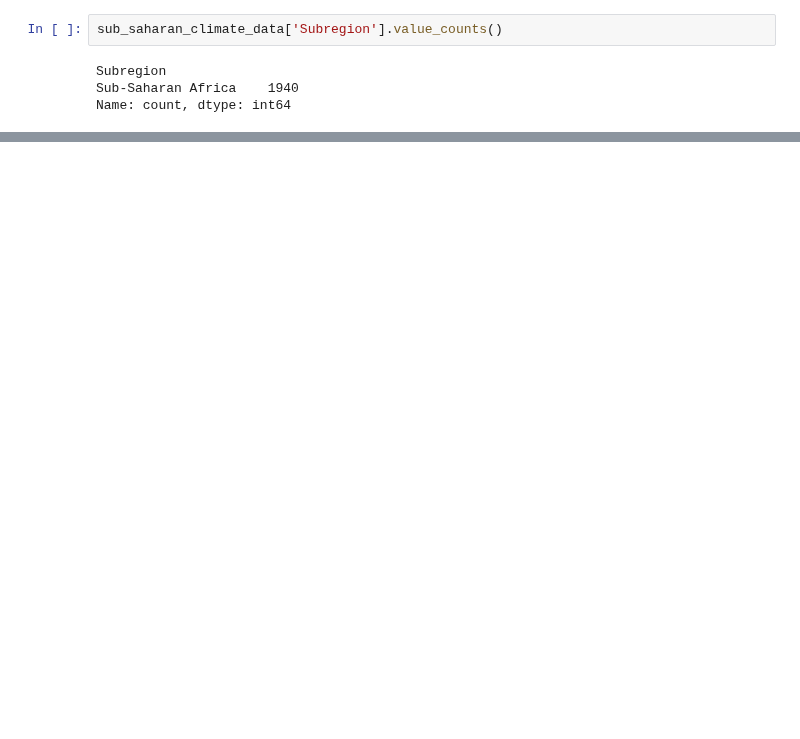
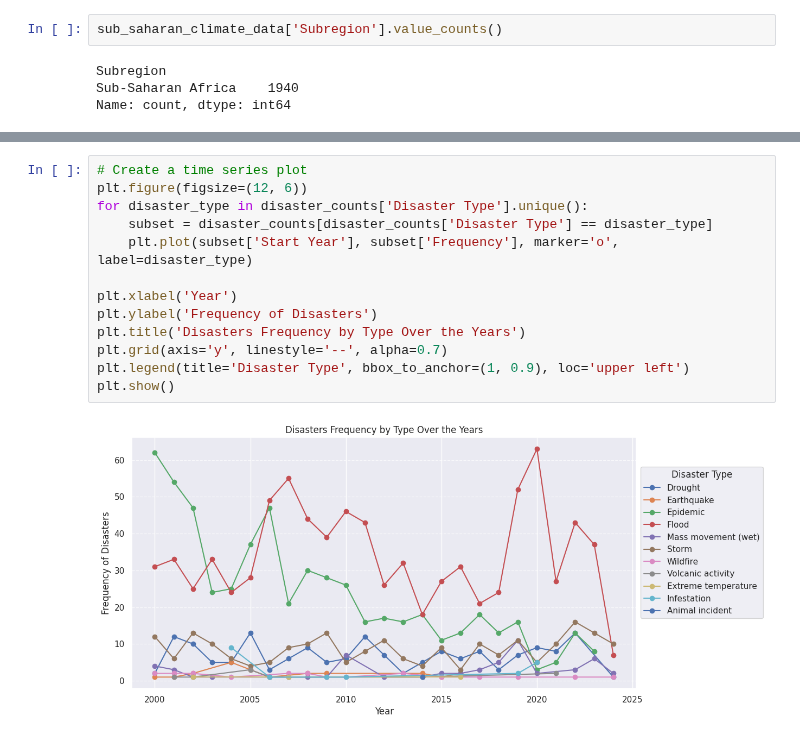
Before and after one commit to 0xpix/CERI-Project, a Jupyter notebook: notebooks/EDA.ipynb, the cells around one changed output, grey strips where cells are left out. Drawn from its saved outputs; the diff is of its cells as text; blank space fills up the shorter version.

```diff
--- a/notebooks/EDA.ipynb
+++ b/notebooks/EDA.ipynb
@@ -152,0 +201,15 @@ Name: count, dtype: int64
+# %%
+# Create a time series plot
+plt.figure(figsize=(12, 6))
+for disaster_type in disaster_counts['Disaster Type'].unique():
+    subset = disaster_counts[disaster_counts['Disaster Type'] == disaster_type]
+    plt.plot(subset['Start Year'], subset['Frequency'], marker='o', label=disaster_type)
+
+plt.xlabel('Year')
+plt.ylabel('Frequency of Disasters')
+plt.title('Disasters Frequency by Type Over the Years')
+plt.grid(axis='y', linestyle='--', alpha=0.7)
+plt.legend(title='Disaster Type', bbox_to_anchor=(1, 0.9), loc='upper left')
+plt.show()
+# %% [output]
+[figure, added]
```
Also changed, not shown: parts of 6 cells of this notebook.
